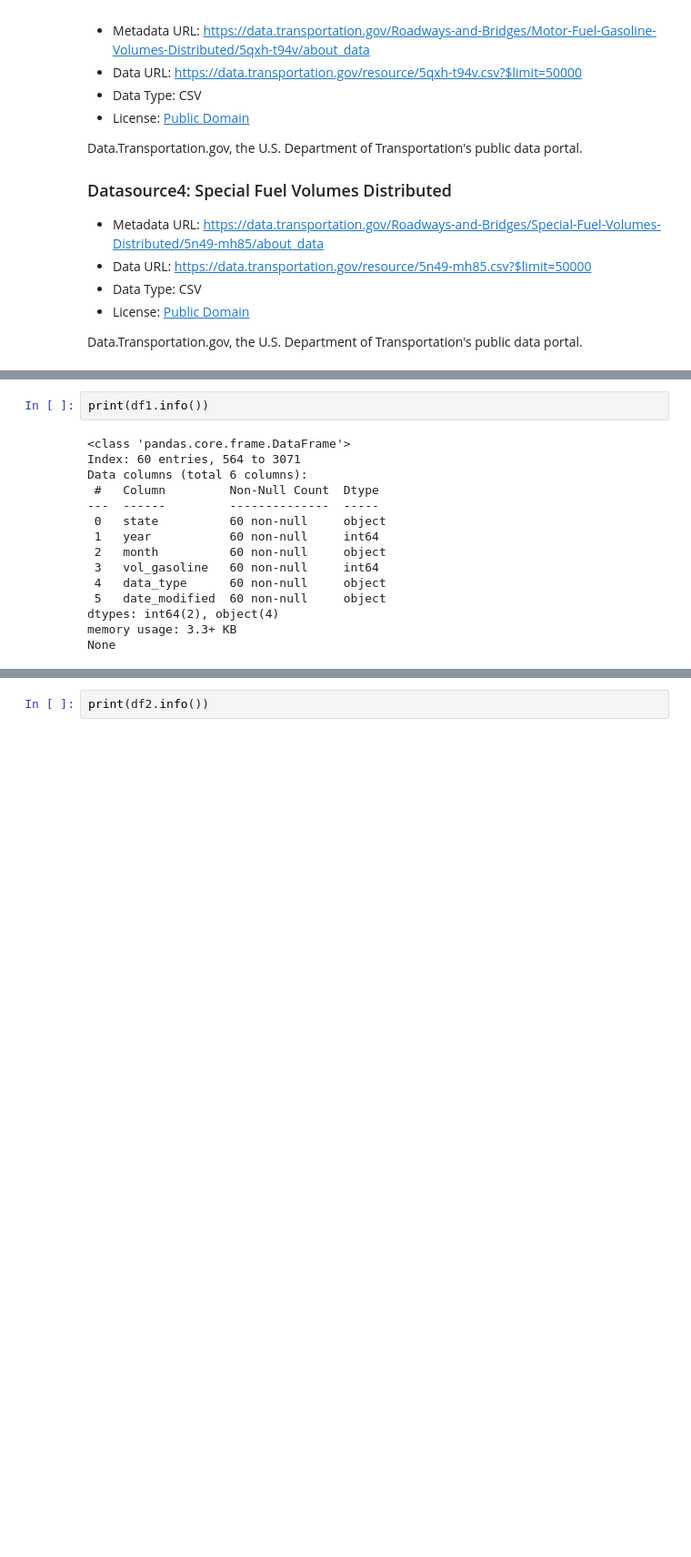
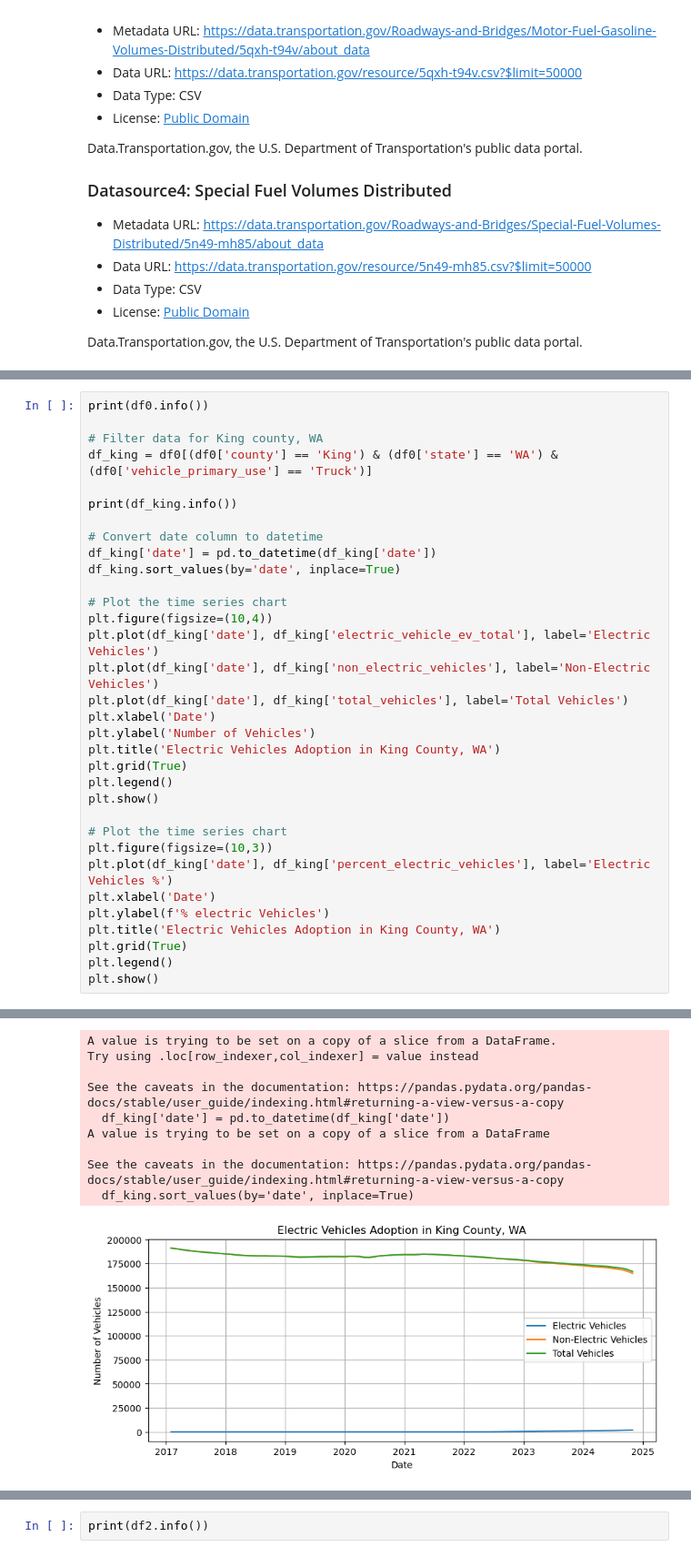
Before and after one commit to korn3lie/made-project, a Jupyter notebook: project/data_exploration.ipynb, the cells around one changed output, grey strips where cells are left out. Shown: that part at 91% size. Cells and saved outputs as stored; diff of their text form; blank space fills up the shorter version.

Commit message:
Data report submission

```diff
--- a/project/data_exploration.ipynb
+++ b/project/data_exploration.ipynb
@@ -77,17 +58,34 @@ None
-# %%
-print(df1.info())
-# %% [output]
-<class 'pandas.core.frame.DataFrame'>
-Index: 60 entries, 564 to 3071
-Data columns (total 6 columns):
- #   Column         Non-Null Count  Dtype
----  ------         --------------  -----
- 0   state          60 non-null     object
- 1   year           60 non-null     int64
- 2   month          60 non-null     object
- 3   vol_gasoline   60 non-null     int64
- 4   data_type      60 non-null     object
- 5   date_modified  60 non-null     object
-dtypes: int64(2), object(4)
-memory usage: 3.3+ KB
-None
+# %%
+print(df0.info())
+
+# Filter data for King county, WA
+df_king = df0[(df0['county'] == 'King') & (df0['state'] == 'WA') & (df0['vehicle_primary_use'] == 'Truck')]
+
+print(df_king.info())
+
+# Convert date column to datetime
+df_king['date'] = pd.to_datetime(df_king['date'])
+df_king.sort_values(by='date', inplace=True)
+
+# Plot the time series chart
+plt.figure(figsize=(10,4))
+plt.plot(df_king['date'], df_king['electric_vehicle_ev_total'], label='Electric Vehicles')
+plt.plot(df_king['date'], df_king['non_electric_vehicles'], label='Non-Electric Vehicles')
+plt.plot(df_king['date'], df_king['total_vehicles'], label='Total Vehicles')
+plt.xlabel('Date')
+plt.ylabel('Number of Vehicles')
+plt.title('Electric Vehicles Adoption in King County, WA')
+plt.grid(True)
+plt.legend()
+plt.show()
+
+# Plot the time series chart
+plt.figure(figsize=(10,3))
+plt.plot(df_king['date'], df_king['percent_electric_vehicles'], label='Electric Vehicles %')
+plt.xlabel('Date')
+plt.ylabel(f'% electric Vehicles')
+plt.title('Electric Vehicles Adoption in King County, WA')
+plt.grid(True)
+plt.legend()
+plt.show()
+# %% [output]
@@ -93,0 +109,10 @@ None
+A value is trying to be set on a copy of a slice from a DataFrame.
+Try using .loc[row_indexer,col_indexer] = value instead
+
+See the caveats in the documentation: https://pandas.pydata.org/pandas-docs/stable/user_guide/indexing.html#returning-a-view-versus-a-copy
+  df_king['date'] = pd.to_datetime(df_king['date'])
+A value is trying to be set on a copy of a slice from a DataFrame
+
+See the caveats in the documentation: https://pandas.pydata.org/pandas-docs/stable/user_guide/indexing.html#returning-a-view-versus-a-copy
+  df_king.sort_values(by='date', inplace=True)
+[figure, added]
```
Also changed, not shown: parts of 6 cells of this notebook, 4 other files.
